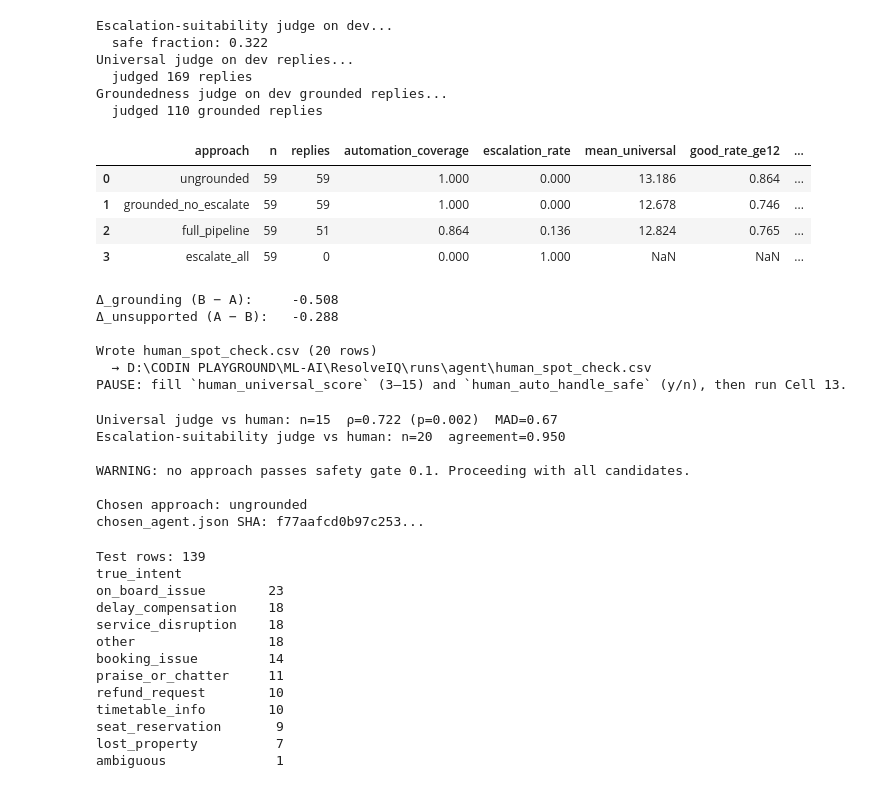
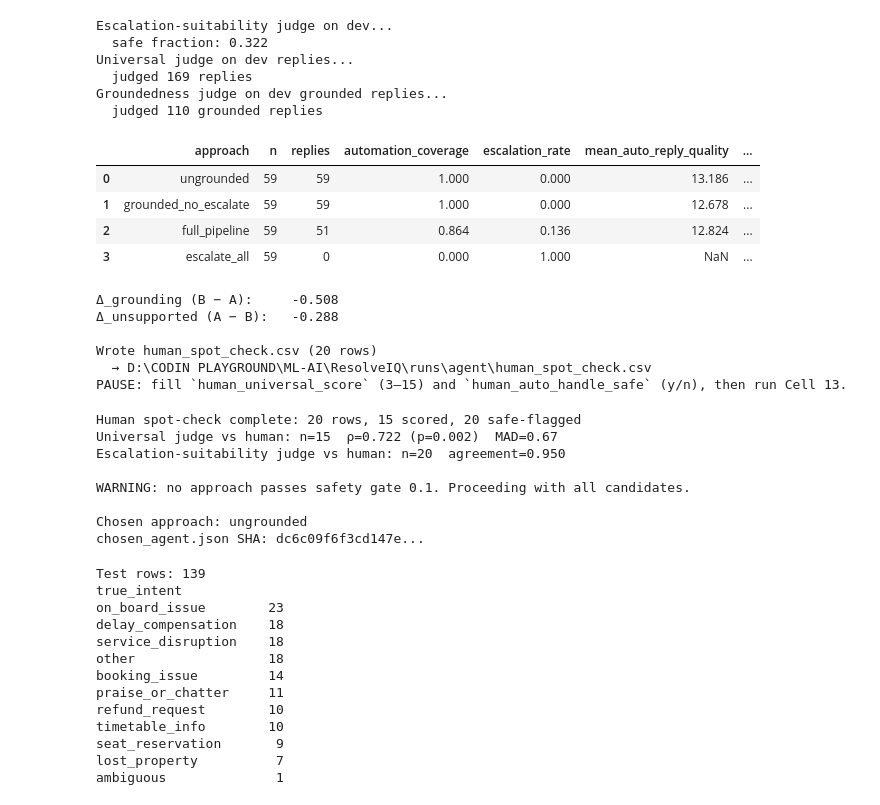
Before and after one commit to aditya-13115/resolveIQ, a Jupyter notebook: notebooks/06_agent.ipynb, the cells around one changed output. Saved outputs shown, nothing was run; the diff lists cells and outputs as text; code cells hidden in the pictures.

Commit message:
Freeze agent v1 with dev diagnostics: escalation signal analysis, grounding failures, v2 recommendations

```diff
--- a/notebooks/06_agent.ipynb
+++ b/notebooks/06_agent.ipynb
@@ -530,7 +634,7 @@ APPROACHES_DEV = {
     "ungrounded":           dict(use_retrieval=False, apply_escalation=False),
     "grounded_no_escalate": dict(use_retrieval=True,  apply_escalation=False),
     "full_pipeline":        dict(use_retrieval=True,  apply_escalation=True),
-    "escalate_all":         dict(use_retrieval=True,  apply_escalation=False,
+    "escalate_all":         dict(use_retrieval=False,  apply_escalation=False,
                                   force_escalate=True),
 }
 
@@ -690,7 +794,7 @@ for name, df in dev_runs.items():
         "replies": n_replies,
         "automation_coverage": coverage,
         "escalation_rate": esc_rate,
-        "mean_universal": mean_q,
+        "mean_auto_reply_quality": mean_q,
         "good_rate_ge12": good_rate,
         "bad_rate_le6": bad_rate,
         "unsupported_rate": unsup_rate,
@@ -741,38 +845,38 @@ for name in ("ungrounded", "grounded_no_escalate", "full_pipeline"):
             "human_auto_handle_safe": "",
             "notes": "",
         })
 
 # 5 difficult rows (escalated by full_pipeline)
 fp = dev_runs["full_pipeline"]
 esc_fp = fp[fp["escalated"] == True]
 if len(esc_fp):
     picked_esc = esc_fp.sample(n=min(5, len(esc_fp)), random_state=RANDOM_STATE)
     for _, r in picked_esc.iterrows():
         sample_rows.append({
             "approach": "full_pipeline",
             "root_id": int(r["root_id"]),
             "query_text": r["customer_text"],
             "reply_text": "",
             "judge_universal_score": None,
             "human_universal_score": "",
             "judge_auto_handle_safe": bool(esc_safe_map.get(r["root_id"], False)),
             "human_auto_handle_safe": "",
             "notes": "escalated",
         })
 
 spot = pd.DataFrame(sample_rows)
 spot.to_csv(RUNS_AGENT / "human_spot_check.csv",
             index=False, quoting=1, encoding="utf-8")
 print(f"\nWrote human_spot_check.csv ({len(spot)} rows)")
 print(f"  → {RUNS_AGENT / 'human_spot_check.csv'}")
 print("PAUSE: fill `human_universal_score` (3–15) and "
       "`human_auto_handle_safe` (y/n), then run Cell 13.")
 # %% [output]
-|  | approach | n | replies | automation_coverage | escalation_rate | mean_universal | good_rate_ge12 | ... |
-| 0 | ungrounded | 59 | 59 | 1.000 | 0.000 | 13.186 | 0.864 | ... |
-| 1 | grounded_no_escalate | 59 | 59 | 1.000 | 0.000 | 12.678 | 0.746 | ... |
-| 2 | full_pipeline | 59 | 51 | 0.864 | 0.136 | 12.824 | 0.765 | ... |
-| 3 | escalate_all | 59 | 0 | 0.000 | 1.000 | NaN | NaN | ... |
+|  | approach | n | replies | automation_coverage | escalation_rate | mean_auto_reply_quality | ... |
+| 0 | ungrounded | 59 | 59 | 1.000 | 0.000 | 13.186 | ... |
+| 1 | grounded_no_escalate | 59 | 59 | 1.000 | 0.000 | 12.678 | ... |
+| 2 | full_pipeline | 59 | 51 | 0.864 | 0.136 | 12.824 | ... |
+| 3 | escalate_all | 59 | 0 | 0.000 | 1.000 | NaN | ... |
 Δ_grounding (B − A):     -0.508
 Δ_unsupported (A − B):   -0.288
 
@@ -788,6 +892,17 @@ def _nonblank(s):
 
 graded  = spot[_nonblank(spot["human_universal_score"])].copy()
 auto_l  = spot[_nonblank(spot["human_auto_handle_safe"])].copy()
+
+# --- HARD REQUIREMENTS before locking ---
+assert len(spot) == 20, f"Expected 20 spot-check rows, got {len(spot)}"
+assert auto_l["human_auto_handle_safe"].astype(str).str.strip().ne("").sum() == 20, \
+    "All 20 human_auto_handle_safe values must be filled"
+assert len(graded) >= 15, \
+    f"Need at least 15 human_universal_score values, got {len(graded)}"
+print(f"Human spot-check complete: {len(spot)} rows, "
+      f"{len(graded)} scored, "
+      f"{(auto_l['human_auto_handle_safe'].astype(str).str.strip() != '').sum()} safe-flagged")
+
 
 if len(graded) >= 3:
     try:
@@ -822,9 +937,9 @@ if len(passing) == 0:
           f"Proceeding with all candidates.")
     passing = candidates
 
-passing = passing.sort_values("mean_universal", ascending=False)
-top_score = passing.iloc[0]["mean_universal"]
-within = passing[passing["mean_universal"] >= top_score - 0.30]
+passing = passing.sort_values("mean_auto_reply_quality", ascending=False)
+top_score = passing.iloc[0]["mean_auto_reply_quality"]
+within = passing[passing["mean_auto_reply_quality"] >= top_score - 0.30]
 
 chosen_name = None
 for s in SIMPLICITY_ORDER:
@@ -866,13 +981,14 @@ CHOSEN_AGENT.write_text(json.dumps(chosen_payload, indent=2), encoding="utf-8")
 chosen_agent_sha = hashlib.sha256(CHOSEN_AGENT.read_bytes()).hexdigest()
 print(f"chosen_agent.json SHA: {chosen_agent_sha[:16]}...")
 # %% [output]
+Human spot-check complete: 20 rows, 15 scored, 20 safe-flagged
 Universal judge vs human: n=15  ρ=0.722 (p=0.002)  MAD=0.67
 Escalation-suitability judge vs human: n=20  agreement=0.950
 
 WARNING: no approach passes safety gate 0.1. Proceeding with all candidates.
 
 Chosen approach: ungrounded
-chosen_agent.json SHA: f77aafcd0b97c253...
+chosen_agent.json SHA: dc6c09f6f3cd147e...
 # %%
 # ============ CELL 14: Load TEST ============
 test_rows = []
```
Also changed, not shown: parts of 8 cells of this notebook, 11 other files.
